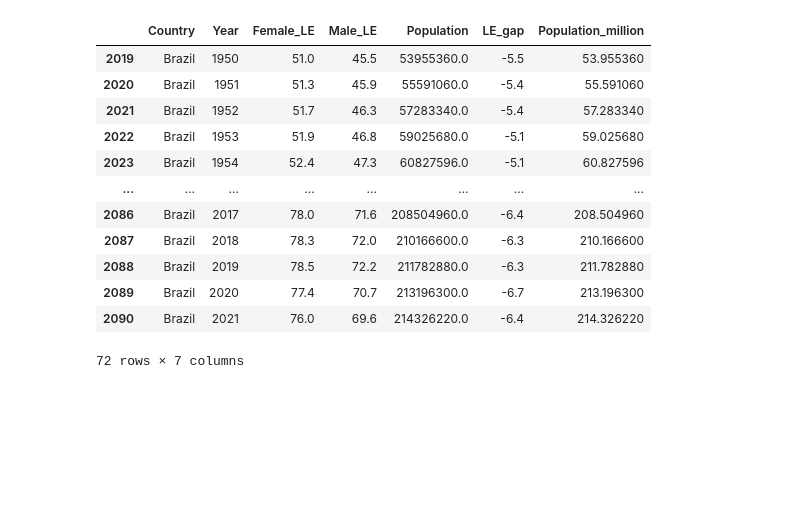
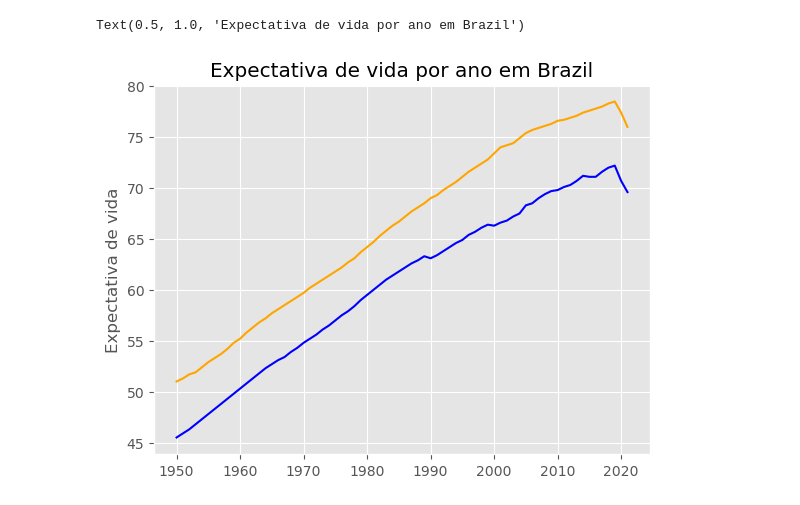
Before and after one commit to Alehsp27/Python-desafios-e-testes, a Jupyter notebook: Projeto_pandas/Expectativa_vida/analise_expec_vida.ipynb, the cells around one changed output. Saved outputs shown, nothing was run; the diff lists cells and outputs as text; code cells hidden in the pictures; blank space fills up the shorter version.

Commit message:
Primeira versão da análise do data set de expectativa de vida entre 1950 e 2021

```diff
--- a/Projeto_pandas/Expectativa_vida/analise_expec_vida.ipynb
+++ b/Projeto_pandas/Expectativa_vida/analise_expec_vida.ipynb
@@ -7,10 +7,7 @@ tabela_vida = pd.read_csv("life_expectancy.csv")
 ## Optei por formatar o nome das colunas para facilitar na hora de chamar como objetos
 tabela_vida.columns = ["index","Country","Country_code","Year", "Female_LE","Male_LE","Population","LE_gap"]
 
-## Trabalhar com a população em milhões pode melhorar a apresentação dos dados e dos gráficos
-
-tabela_vida["Population_million"] = tabela_vida.Population / 1000000
-
 tabela_vida= tabela_vida.drop(["index","Country_code"], axis = "columns")
+tabela_vida
 
 # tabela_vida.Country.unique()
@@ -17,25 +28,20 @@ tabela_vida= tabela_vida.drop(["index","Country_code"], axis = "columns")
 # %%
-pais_escolhido = str(input("Qual país você quer ver a análise?"))
+## Como a quantidade de países é enorme, antes de fazer a análise mundial,
+## optei por dar opção de escolher o país que deseja verificar a evolução ao longo do anos.
+## Dessa forma, é possível comparar com eventos mundiais, como guerras e a pandemia.
+## Caso não seja escolhido um país, por padrão o gráfico retornado será do Brasil.
+pais_escolhido = str(input("Qual país você quer ver a análise? (padrão: Brasil)"))
+
+if pais_escolhido.upper() not in tabela_vida.Country.str.upper(): pais_escolhido = "Brazil"
 
 mapeamento_pais = tabela_vida.loc[tabela_vida.Country.str.upper() == pais_escolhido.upper()]
 
 # mapeamento_pais
 plt.style.use("ggplot")
 plt.plot(mapeamento_pais.Year, mapeamento_pais.Female_LE, color ="orange")
 plt.plot(mapeamento_pais.Year, mapeamento_pais.Male_LE, color = "blue")
 plt.ylabel("Expectativa de vida")
 plt.title(f"Expectativa de vida por ano em {pais_escolhido.capitalize()}")
 # %% [output]
-|  | Country | Year | Female_LE | Male_LE | Population | LE_gap | Population_million |
-| 2019 | Brazil | 1950 | 51.0 | 45.5 | 53955360.0 | -5.5 | 53.955360 |
-| 2020 | Brazil | 1951 | 51.3 | 45.9 | 55591060.0 | -5.4 | 55.591060 |
-| 2021 | Brazil | 1952 | 51.7 | 46.3 | 57283340.0 | -5.4 | 57.283340 |
-| 2022 | Brazil | 1953 | 51.9 | 46.8 | 59025680.0 | -5.1 | 59.025680 |
-| 2023 | Brazil | 1954 | 52.4 | 47.3 | 60827596.0 | -5.1 | 60.827596 |
-| ... | ... | ... | ... | ... | ... | ... | ... |
-| 2086 | Brazil | 2017 | 78.0 | 71.6 | 208504960.0 | -6.4 | 208.504960 |
-| 2087 | Brazil | 2018 | 78.3 | 72.0 | 210166600.0 | -6.3 | 210.166600 |
-| 2088 | Brazil | 2019 | 78.5 | 72.2 | 211782880.0 | -6.3 | 211.782880 |
-| 2089 | Brazil | 2020 | 77.4 | 70.7 | 213196300.0 | -6.7 | 213.196300 |
-| 2090 | Brazil | 2021 | 76.0 | 69.6 | 214326220.0 | -6.4 | 214.326220 |
-72 rows × 7 columns
+Text(0.5, 1.0, 'Expectativa de vida por ano em Brazil')
+[figure, added]
```
Also changed, not shown: parts of 6 cells of this notebook.
